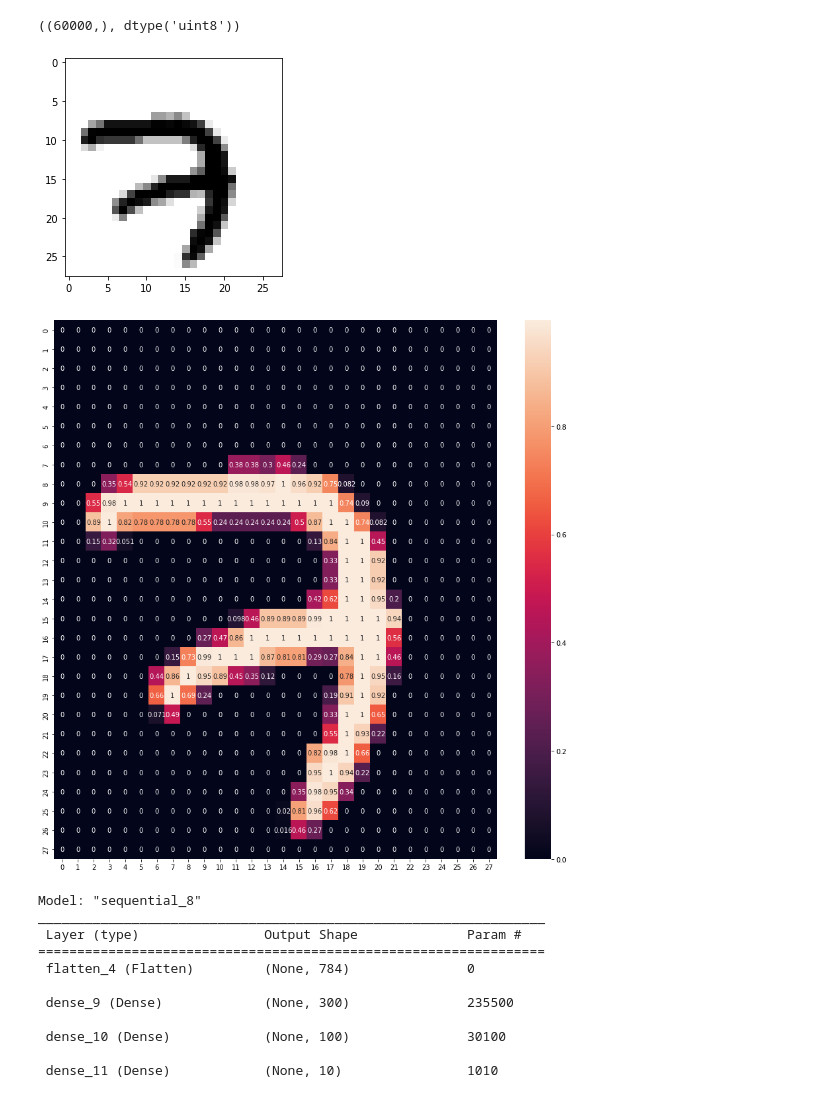
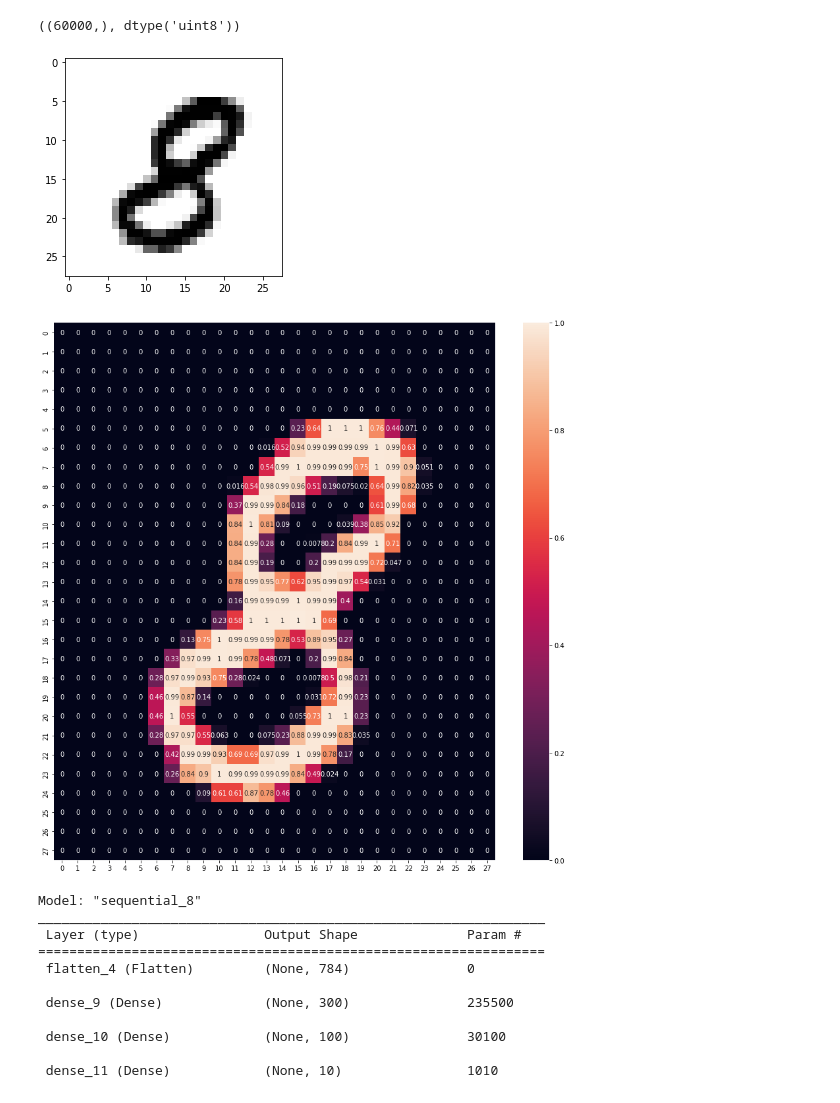
Before and after one commit to BALAJIHARIDASAN/Deep-Learning, a Jupyter notebook: Artificial_Neural_Network_with_Keras.ipynb, the cells around one changed output. Drawn from its saved outputs; the diff is of its cells as text; code cells hidden in the pictures.

```diff
--- a/Artificial_Neural_Network_with_Keras.ipynb
+++ b/Artificial_Neural_Network_with_Keras.ipynb
@@ -45,17 +45,17 @@ y_valid,y_train= y_train[:5000],y_train[5000:]
 # %%
 X_test = X_test/255
 # %%
-plt.imshow(X_train[0],cmap = 'binary')
+plt.imshow(X_train[5],cmap = 'binary')
 plt.show()
 # %% [output]
-[figure, old version]
+[figure, new version]
 # %%
 import seaborn as sns
 plt.figure(figsize = (15,15))
-sns.heatmap(X_train[0],annot = True)
+sns.heatmap(X_train[5],annot = True)
 plt.show()
 # %% [output]
-[figure, old version]
+[figure, new version]
 # %%
 # simple Ann Model
 
```
Also changed, not shown: parts of 6 cells of this notebook.
